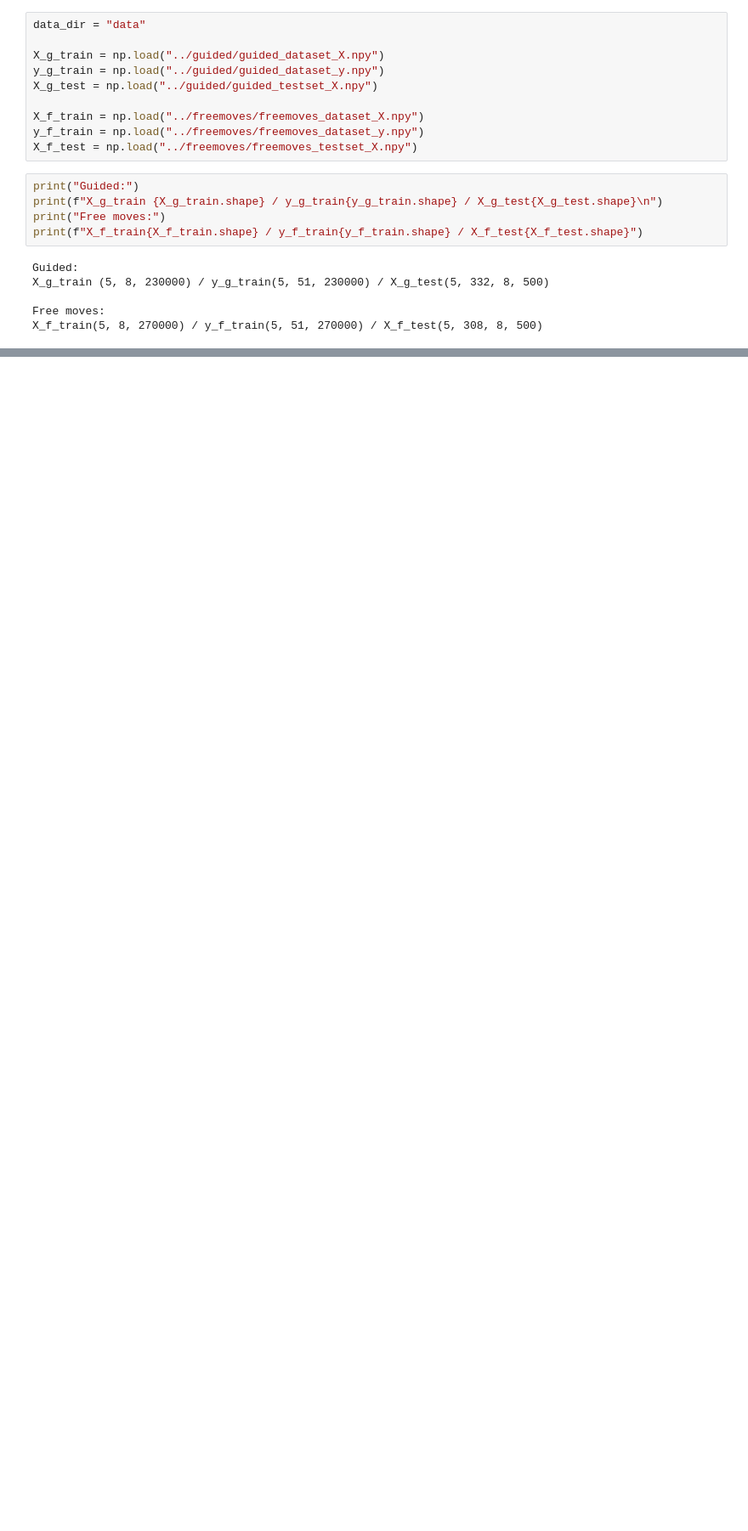
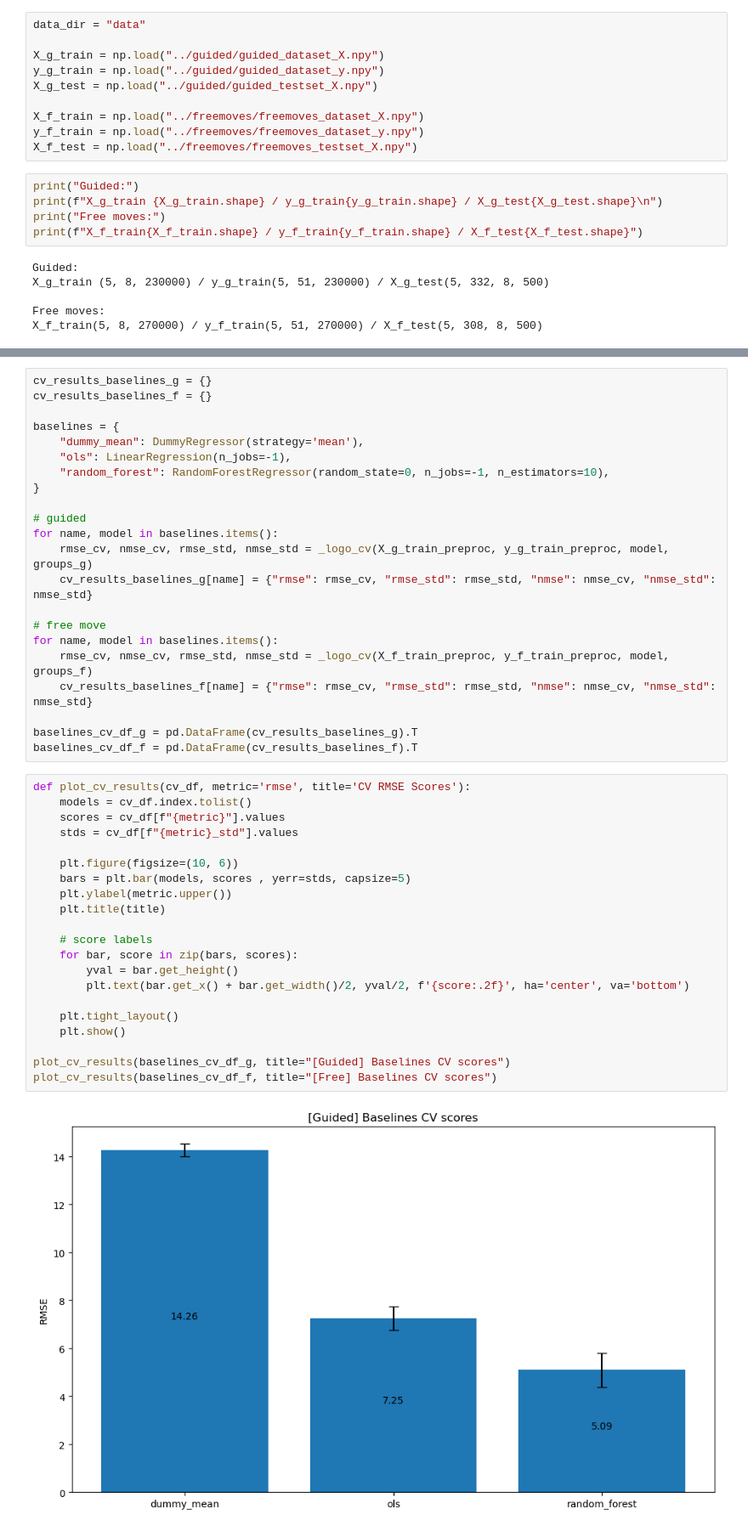
Before and after one commit to ULB-INFO-F-422/pose-estimation-from-emg-signal-team-2, a Jupyter notebook: project.ipynb, the cells around one changed output, grey strips where cells are left out. Shown: that part at 85% size. Drawn from its saved outputs; the diff is of its cells as text; blank space fills up the shorter version.

```diff
--- a/project.ipynb
+++ b/project.ipynb
@@ -923,0 +341,45 @@ ValueError: Found array with dim 4. StandardScaler expected <= 2.
+# %%
+cv_results_baselines_g = {}
+cv_results_baselines_f = {}
+
+baselines = {
+    "dummy_mean": DummyRegressor(strategy='mean'),
+    "ols": LinearRegression(n_jobs=-1),
+    "random_forest": RandomForestRegressor(random_state=0, n_jobs=-1, n_estimators=10),
+}
+
+# guided
+for name, model in baselines.items():
+    rmse_cv, nmse_cv, rmse_std, nmse_std = _logo_cv(X_g_train_preproc, y_g_train_preproc, model, groups_g)
+    cv_results_baselines_g[name] = {"rmse": rmse_cv, "rmse_std": rmse_std, "nmse": nmse_cv, "nmse_std": nmse_std}
+
+# free move
+for name, model in baselines.items():
+    rmse_cv, nmse_cv, rmse_std, nmse_std = _logo_cv(X_f_train_preproc, y_f_train_preproc, model, groups_f)
+    cv_results_baselines_f[name] = {"rmse": rmse_cv, "rmse_std": rmse_std, "nmse": nmse_cv, "nmse_std": nmse_std}
+
+baselines_cv_df_g = pd.DataFrame(cv_results_baselines_g).T
+baselines_cv_df_f = pd.DataFrame(cv_results_baselines_f).T
+# %%
+def plot_cv_results(cv_df, metric='rmse', title='CV RMSE Scores'):
+    models = cv_df.index.tolist()
+    scores = cv_df[f"{metric}"].values
+    stds = cv_df[f"{metric}_std"].values
+
+    plt.figure(figsize=(10, 6))
+    bars = plt.bar(models, scores , yerr=stds, capsize=5)
+    plt.ylabel(metric.upper())
+    plt.title(title)
+
+    # score labels
+    for bar, score in zip(bars, scores):
+        yval = bar.get_height()
+        plt.text(bar.get_x() + bar.get_width()/2, yval/2, f'{score:.2f}', ha='center', va='bottom')
+
+    plt.tight_layout()
+    plt.show()
+
+plot_cv_results(baselines_cv_df_g, title="[Guided] Baselines CV scores")
+plot_cv_results(baselines_cv_df_f, title="[Free] Baselines CV scores")
+# %% [output]
+[figure, added]
```
Also changed, not shown: parts of 107 cells of this notebook, 3 other files.
